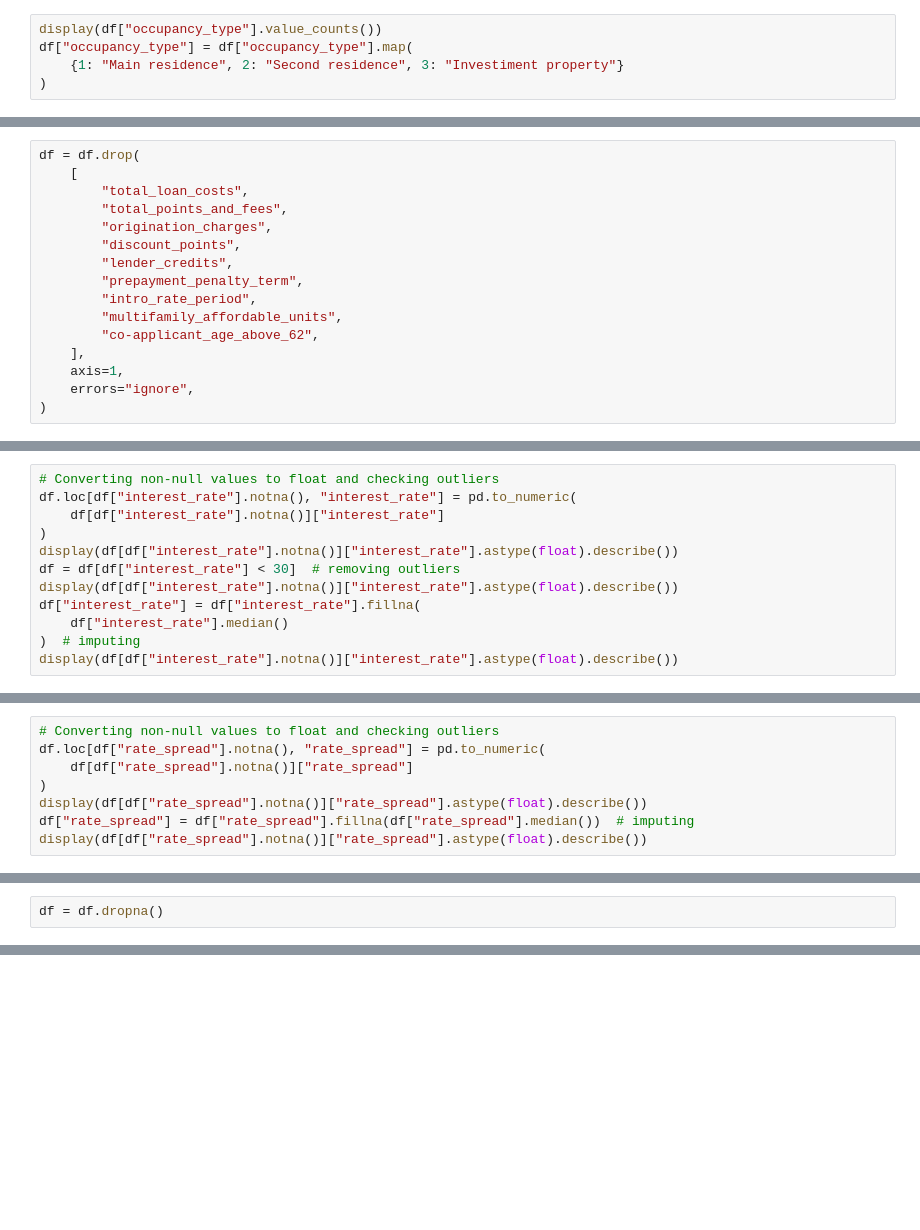
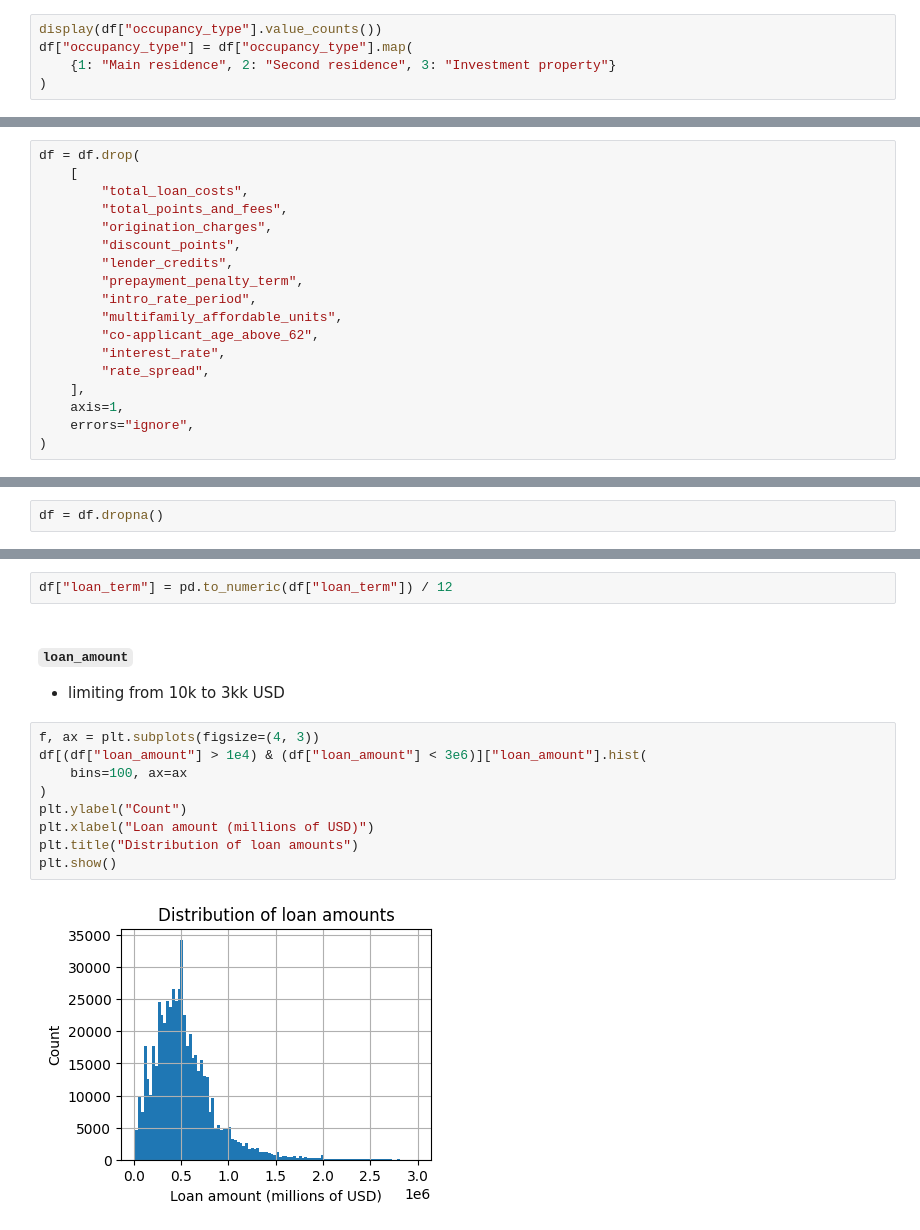
Before and after one commit to hpmartins/mlai-ucb-codes, a Jupyter notebook: capstone_project/file_1_preprocessing.ipynb, the cells around one changed output, grey strips where cells are left out. Saved outputs shown, nothing was run; the diff lists cells and outputs as text; blank space fills up the shorter version.

```diff
--- a/capstone_project/file_1_preprocessing.ipynb
+++ b/capstone_project/file_1_preprocessing.ipynb
@@ -776,7 +857,7 @@ Name: count, dtype: int64
 # %%
 display(df["occupancy_type"].value_counts())
 df["occupancy_type"] = df["occupancy_type"].map(
-    {1: "Main residence", 2: "Second residence", 3: "Investiment property"}
+    {1: "Main residence", 2: "Second residence", 3: "Investment property"}
 )
 # %% [output]
 occupancy_type
@@ -825,6 +905,8 @@ df = df.drop(
         "intro_rate_period",
         "multifamily_affordable_units",
         "co-applicant_age_above_62",
+        "interest_rate",
+        "rate_spread",
     ],
     axis=1,
     errors="ignore",
@@ -863,12 +936,0 @@ I will impute the missing `interest_rate` and `rate_spread` values with the medi
-# %%
-# Converting non-null values to float and checking outliers
-df.loc[df["interest_rate"].notna(), "interest_rate"] = pd.to_numeric(
-    df[df["interest_rate"].notna()]["interest_rate"]
-)
-display(df[df["interest_rate"].notna()]["interest_rate"].astype(float).describe())
-df = df[df["interest_rate"] < 30]  # removing outliers
-display(df[df["interest_rate"].notna()]["interest_rate"].astype(float).describe())
-df["interest_rate"] = df["interest_rate"].fillna(
-    df["interest_rate"].median()
-)  # imputing
-display(df[df["interest_rate"].notna()]["interest_rate"].astype(float).describe())
@@ -903,8 +936,0 @@ Name: interest_rate, dtype: float64
-# %%
-# Converting non-null values to float and checking outliers
-df.loc[df["rate_spread"].notna(), "rate_spread"] = pd.to_numeric(
-    df[df["rate_spread"].notna()]["rate_spread"]
-)
-display(df[df["rate_spread"].notna()]["rate_spread"].astype(float).describe())
-df["rate_spread"] = df["rate_spread"].fillna(df["rate_spread"].median())  # imputing
-display(df[df["rate_spread"].notna()]["rate_spread"].astype(float).describe())
@@ -950,0 +963,17 @@ for col in df.columns:
+# %%
+df["loan_term"] = pd.to_numeric(df["loan_term"]) / 12
+# %% [markdown]
+#### `loan_amount`
+
+- limiting from 10k to 3kk USD
+# %%
+f, ax = plt.subplots(figsize=(4, 3))
+df[(df["loan_amount"] > 1e4) & (df["loan_amount"] < 3e6)]["loan_amount"].hist(
+    bins=100, ax=ax
+)
+plt.ylabel("Count")
+plt.xlabel("Loan amount (millions of USD)")
+plt.title("Distribution of loan amounts")
+plt.show()
+# %% [output]
+[figure, added]
```
Also changed, not shown: parts of 137 cells of this notebook, 2 other files.
